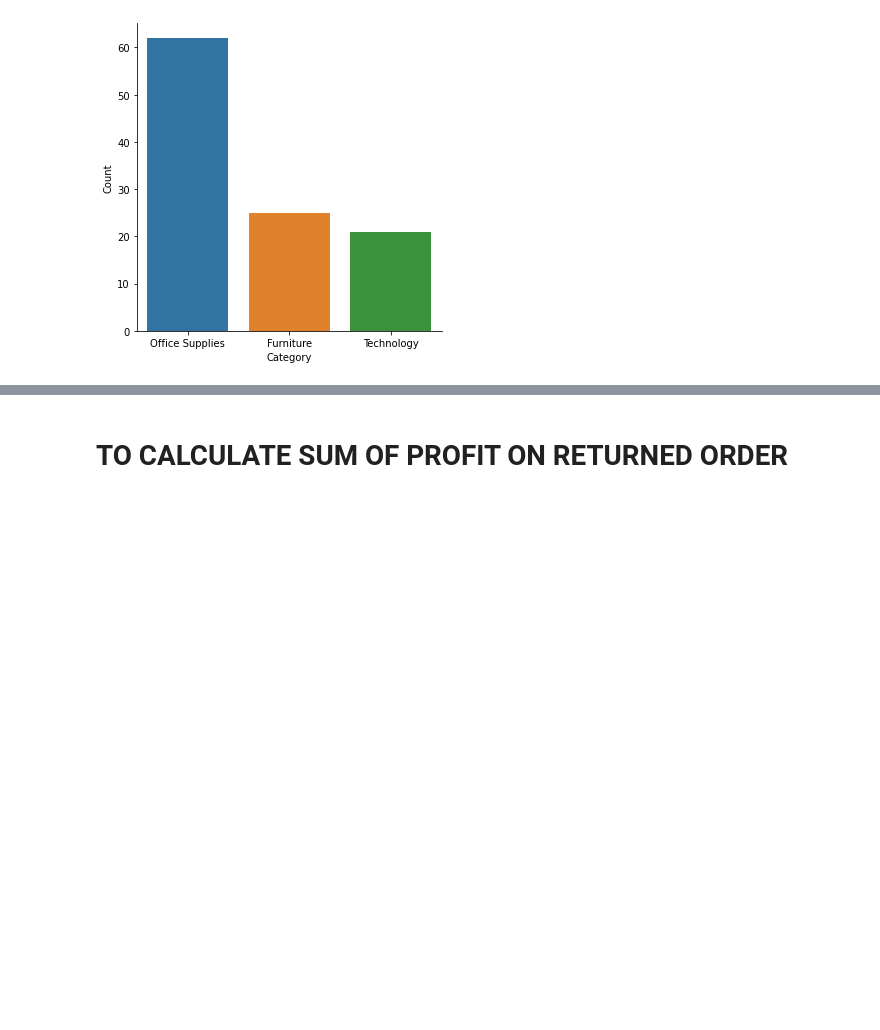
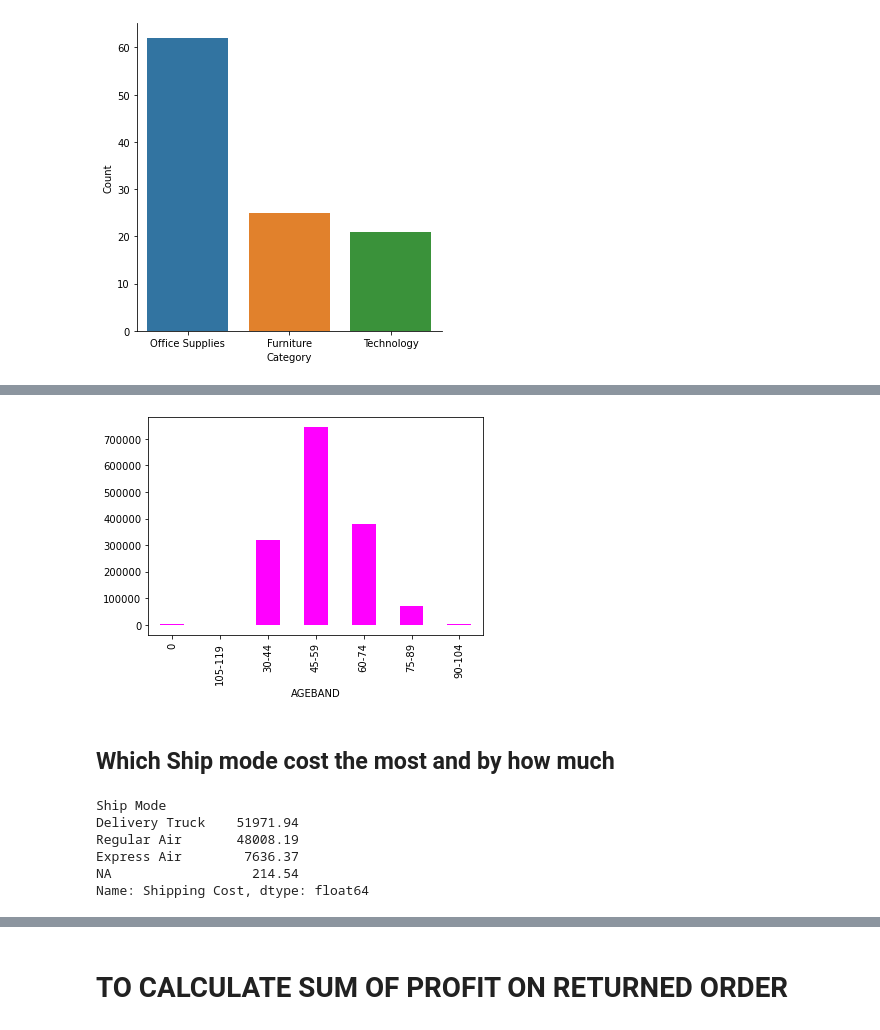
Before and after one commit to johnadewumi1/project, a Jupyter notebook: realproject.ipynb, the cells around one changed output, grey strips where cells are left out. Cells and saved outputs as stored; diff of their text form; code cells hidden in the pictures; blank space fills up the shorter version.

```diff
--- a/realproject.ipynb
+++ b/realproject.ipynb
@@ -1040,0 +1053,16 @@ plt.show()
+# %%
+sales_d.groupby('AGEBAND')['Profit'].sum().plot(kind='bar',color='Magenta')
+plt.show()
+# %% [output]
+[figure, added]
+# %% [markdown]
+## 	Which Ship mode cost the most and by how much
+# %%
+sales_d.groupby('Ship Mode')['Shipping Cost'].sum().nlargest()
+# %% [output]
+Ship Mode
+Delivery Truck    51971.94
+Regular Air       48008.19
+Express Air        7636.37
+NA                  214.54
+Name: Shipping Cost, dtype: float64
```
Also changed, not shown: parts of 19 cells of this notebook.
